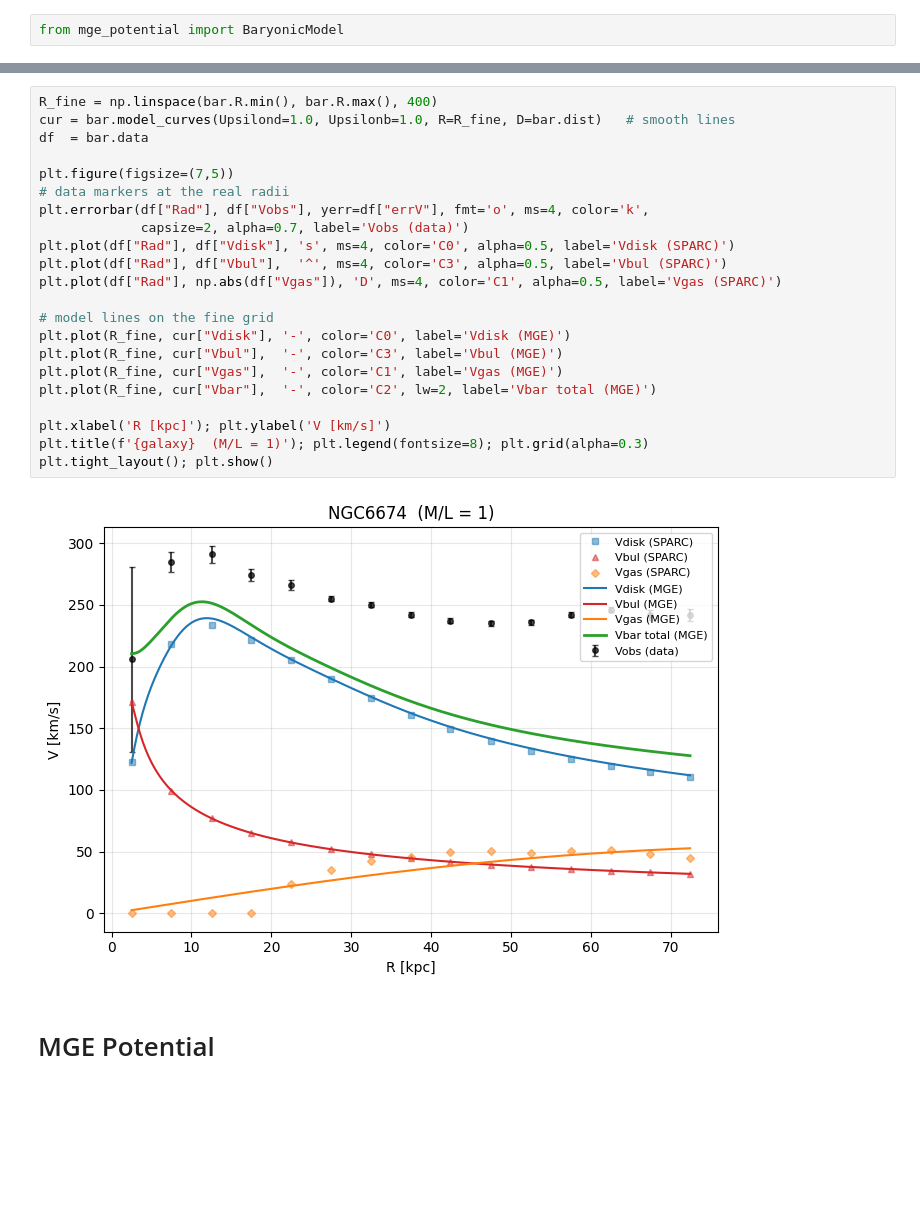
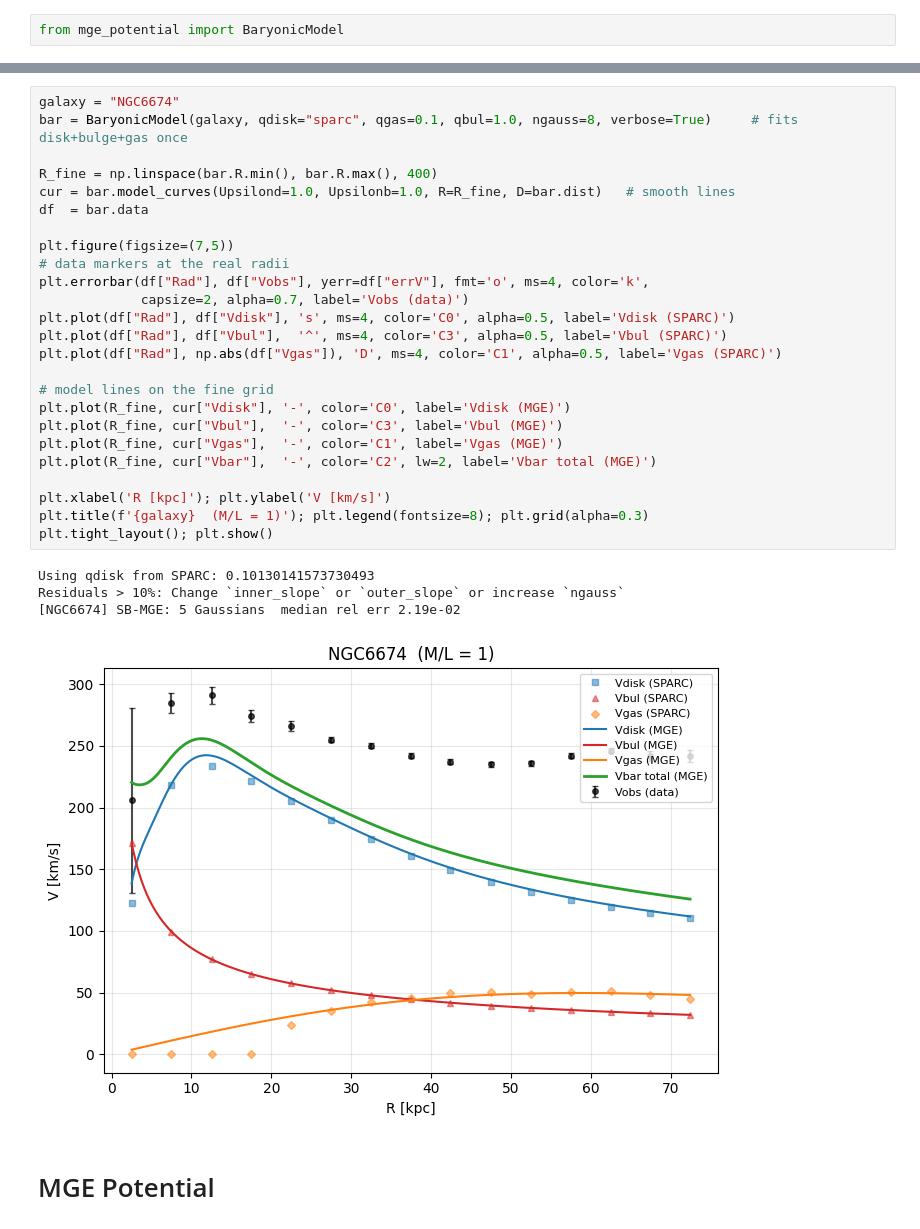
Before and after one commit to AdamSmithOrlik/sidm-rotation-curves-SPARC, a Jupyter notebook: development/surface-brightness-dev.ipynb, the cells around one changed output, grey strips where cells are left out. Saved outputs shown, nothing was run; the diff lists cells and outputs as text; blank space fills up the shorter version.

```diff
--- a/development/surface-brightness-dev.ipynb
+++ b/development/surface-brightness-dev.ipynb
@@ -626,29 +626,35 @@ Residuals > 10%: Change `inner_slope` or `outer_slope` or increase `ngauss`
 BaryonicModel(NGC6674, qdisk=0.15, qbul=0.8, qgas=0.05 | d:SBdisk-MGE, b:Vbul-inversion (point mass), g:Vgas-inversion)
 [figure]
 # %%
+galaxy = "NGC6674"
+bar = BaryonicModel(galaxy, qdisk="sparc", qgas=0.1, qbul=1.0, ngauss=8, verbose=True)     # fits disk+bulge+gas once
+
 R_fine = np.linspace(bar.R.min(), bar.R.max(), 400)
 cur = bar.model_curves(Upsilond=1.0, Upsilonb=1.0, R=R_fine, D=bar.dist)   # smooth lines
 df  = bar.data
 
 plt.figure(figsize=(7,5))
 # data markers at the real radii
 plt.errorbar(df["Rad"], df["Vobs"], yerr=df["errV"], fmt='o', ms=4, color='k',
              capsize=2, alpha=0.7, label='Vobs (data)')
 plt.plot(df["Rad"], df["Vdisk"], 's', ms=4, color='C0', alpha=0.5, label='Vdisk (SPARC)')
 plt.plot(df["Rad"], df["Vbul"],  '^', ms=4, color='C3', alpha=0.5, label='Vbul (SPARC)')
 plt.plot(df["Rad"], np.abs(df["Vgas"]), 'D', ms=4, color='C1', alpha=0.5, label='Vgas (SPARC)')
 
 # model lines on the fine grid
 plt.plot(R_fine, cur["Vdisk"], '-', color='C0', label='Vdisk (MGE)')
 plt.plot(R_fine, cur["Vbul"],  '-', color='C3', label='Vbul (MGE)')
 plt.plot(R_fine, cur["Vgas"],  '-', color='C1', label='Vgas (MGE)')
 plt.plot(R_fine, cur["Vbar"],  '-', color='C2', lw=2, label='Vbar total (MGE)')
 
 plt.xlabel('R [kpc]'); plt.ylabel('V [km/s]')
 plt.title(f'{galaxy}  (M/L = 1)'); plt.legend(fontsize=8); plt.grid(alpha=0.3)
 plt.tight_layout(); plt.show()
 # %% [output]
+Using qdisk from SPARC: 0.10130141573730493
+Residuals > 10%: Change `inner_slope` or `outer_slope` or increase `ngauss`
+[NGC6674] SB-MGE: 5 Gaussians  median rel err 2.19e-02
-[figure, old version]
+[figure, new version]
 # %% [markdown]
 # MGE Potential
 # %% [markdown]
```
Also changed, not shown: parts of 11 cells of this notebook, 2 other files.
